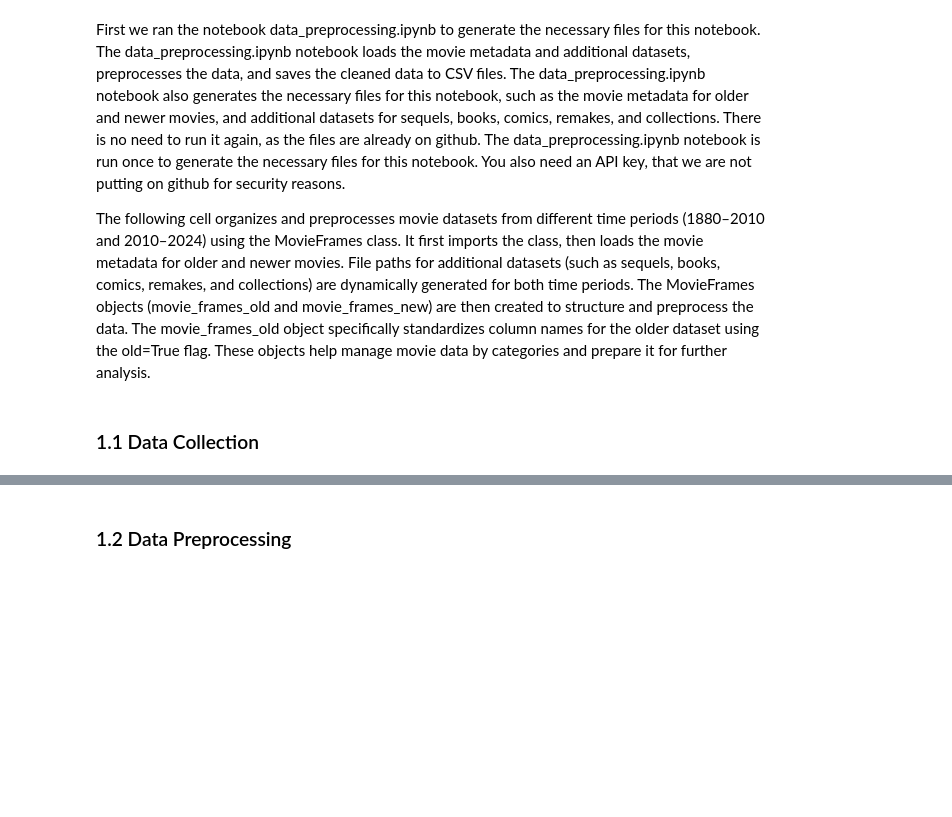
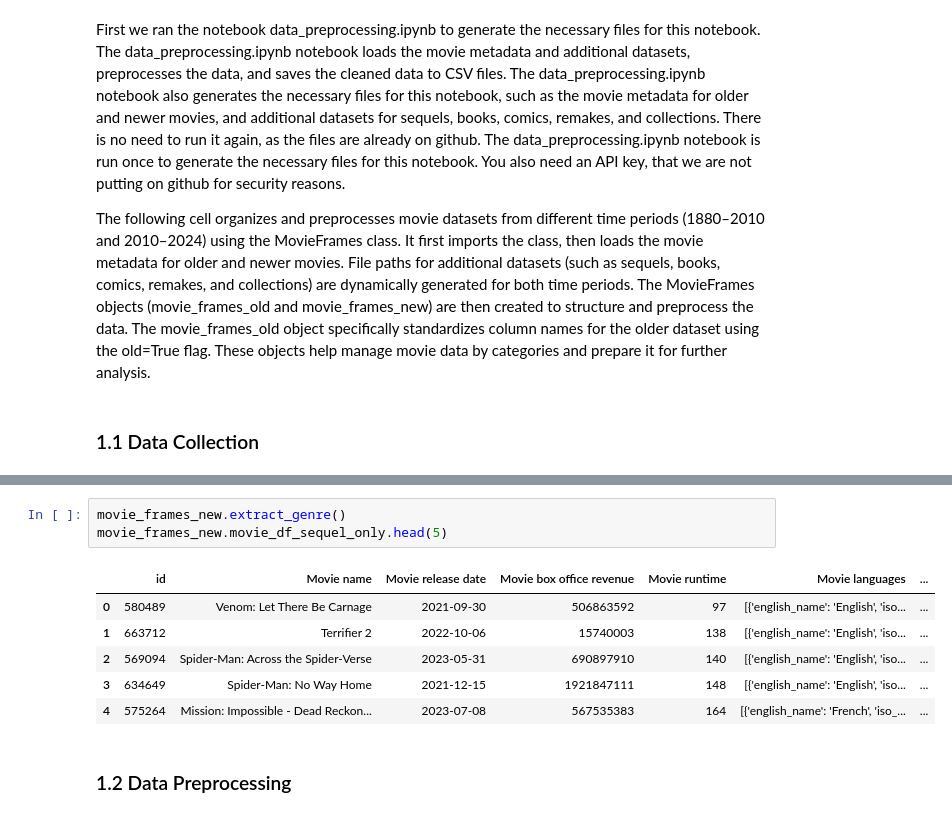
Before and after one commit to epfl-ada/ada-2024-project-onceuponatimeindata, a Jupyter notebook: results.ipynb, the cells around one changed output, grey strips where cells are left out. Drawn from its saved outputs; the diff is of its cells as text; blank space fills up the shorter version.

Commit message:
extract country and genre

```diff
--- a/results.ipynb
+++ b/results.ipynb
@@ -31,3 +46,13 @@ movie_frames_new = MovieFrames(new_movie_df, path_new)
+# %%
+movie_frames_new.extract_genre()
+movie_frames_new.movie_df_sequel_only.head(5)
+# %% [output]
+|  | id | Movie name | Movie release date | Movie box office revenue | Movie runtime | Movie languages | ... |
+| 0 | 580489 | Venom: Let There Be Carnage | 2021-09-30 | 506863592 | 97 | [{'english_name': 'English', 'iso... | ... |
+| 1 | 663712 | Terrifier 2 | 2022-10-06 | 15740003 | 138 | [{'english_name': 'English', 'iso... | ... |
+| 2 | 569094 | Spider-Man: Across the Spider-Verse | 2023-05-31 | 690897910 | 140 | [{'english_name': 'English', 'iso... | ... |
+| 3 | 634649 | Spider-Man: No Way Home | 2021-12-15 | 1921847111 | 148 | [{'english_name': 'English', 'iso... | ... |
+| 4 | 575264 | Mission: Impossible - Dead Reckon... | 2023-07-08 | 567535383 | 164 | [{'english_name': 'French', 'iso_... | ... |
 # %% [markdown]
 ### 1.2 Data Preprocessing
 # %% [markdown]
```
Also changed, not shown: parts of 3 cells of this notebook, 2 other files.
